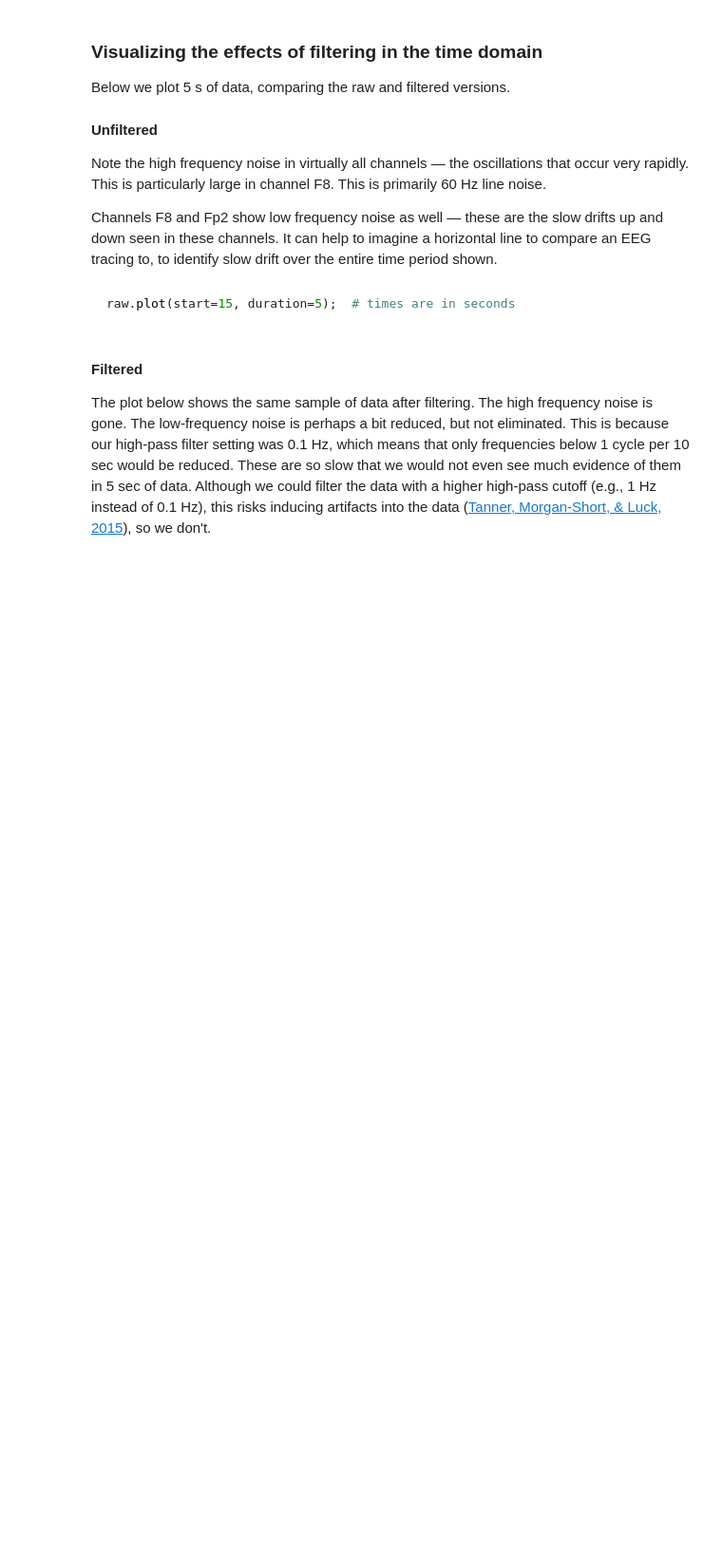
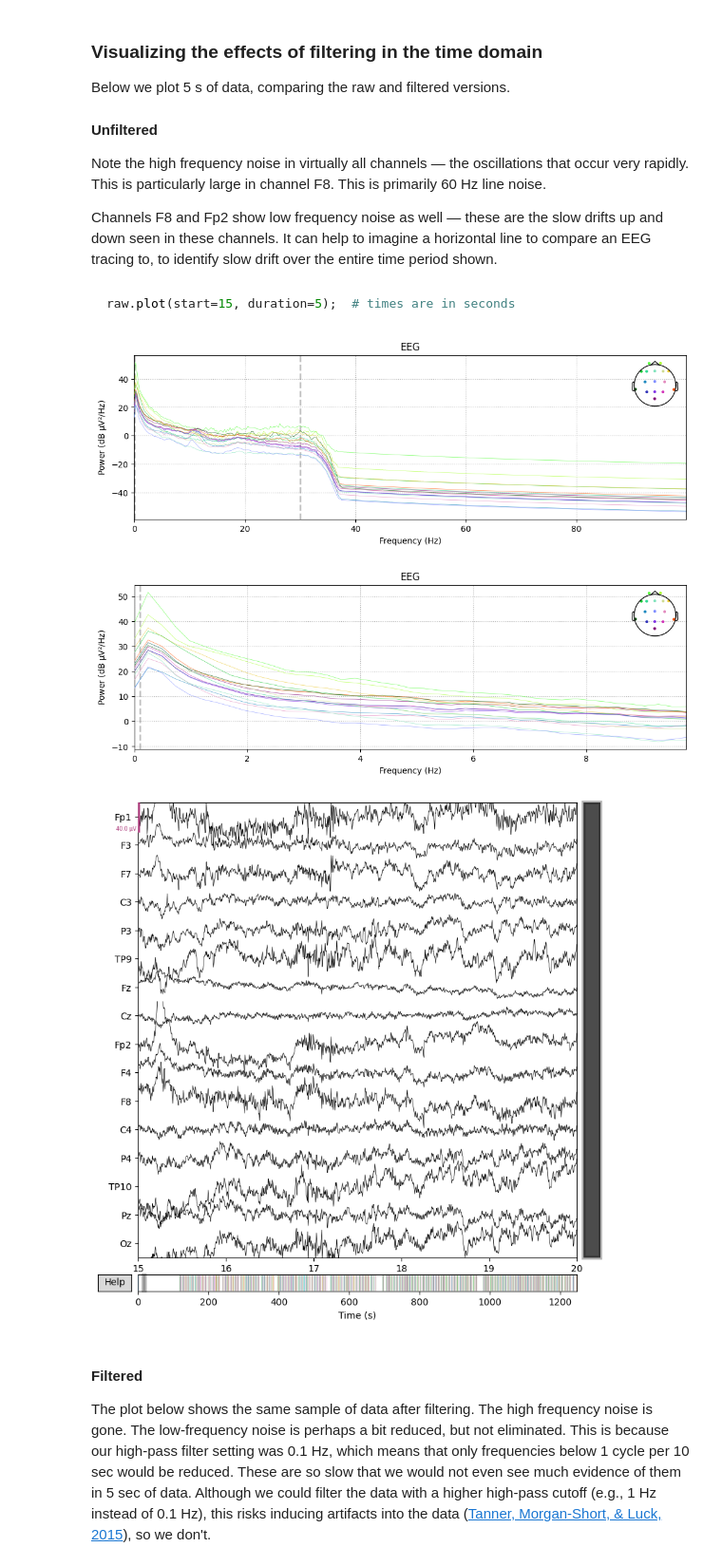
Before and after one commit to dm748329/EEG-Data, a Jupyter notebook: 2 - erp_filtering.ipynb, the cells around one changed output. Shown at 95% size. Saved outputs shown, nothing was run; the diff lists cells and outputs as text; code cells hidden in the pictures; blank space fills up the shorter version.

```diff
--- a/2 - erp_filtering.ipynb
+++ b/2 - erp_filtering.ipynb
@@ -149,6 +161,12 @@ Channels F8 and Fp2 show low frequency noise as well — these are the slow dri
 ~~~python
 raw.plot(start=15, duration=5);  # times are in seconds
 ~~~
+# %%
+raw.plot(start = 15, duration = 5);
+# %% [output]
+[figure, added]
+[figure, added]
+[figure, added]
 # %% [markdown]
 #### Filtered
 
```
Also changed, not shown: parts of 13 cells of this notebook, 2 other files.
